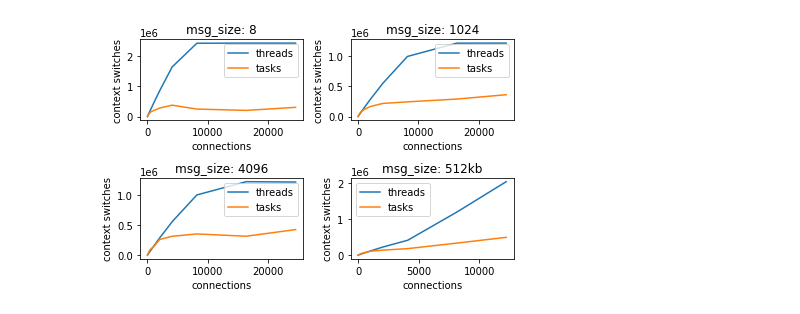
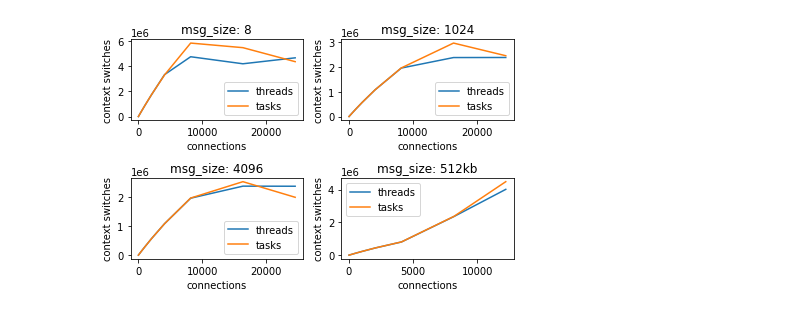
Before and after one commit to mlcruz/sysop, a Jupyter notebook: plot.ipynb, the cells around one changed output. Drawn from its saved outputs; the diff is of its cells as text; code cells hidden in the pictures.

```diff
--- a/plot.ipynb
+++ b/plot.ipynb
@@ -24,7 +24,7 @@ for (idx,msg_size) in enumerate(benchmarks["msg_size"]):
 
     if(is_thread):
         tmp_vm.append((num_msg_size * benchmarks["connections"][idx]) + (benchmarks["connections"][idx] * stack_size) + (206228 * 1024))
-        tmp_rm.append((1024 * 1024) + (num_msg_size * benchmarks["connections"][idx]) + (benchmarks["connections"][idx] * 4086))
+        tmp_rm.append((1024 * 1024) + (num_msg_size * benchmarks["connections"][idx] / 2) + (benchmarks["connections"][idx] * 4086))
     else:
         tmp_vm.append(num_msg_size * benchmarks["connections"][idx]  + (275764 * 1024))
         tmp_rm.append((1024 * 1632) + (num_msg_size * benchmarks["connections"][idx]))
@@ -35,7 +35,7 @@ benchmarks["reserved_memory"] = tmp_rm
 #msg_filtered[msg_filtered["kind"] == "tasks"].filter(items=["connections","msg_size", "virtual_memory", "reserved_memory"])
 
 
-filter_items = ["context_switches"]
+filter_items = ["counts"]
 y_label = "context switches"
 fig, axes = plt.subplots(nrows=2, ncols=2)
 
@@ -60,31 +60,31 @@ connections[f"tasks"] = msg_filtered[msg_filtered["kind"] == "tasks"].reset_inde
 
 plot = connections.plot(x="connections", ax=axes[0,1])
 plot.set_ylabel(y_label)
 plot.set_title(f"msg_size: {msg_size}")
 
 msg_size = "4096"
 msg_filtered = benchmarks[benchmarks["msg_size"] == msg_size]
 
 connections = msg_filtered[msg_filtered["kind"] == "threads"].reset_index(drop=True).filter(items=["connections"])
 connections[f"threads"] = msg_filtered[msg_filtered["kind"] == "threads"].reset_index(drop=True).filter(items=filter_items)
 connections[f"tasks"] = msg_filtered[msg_filtered["kind"] == "tasks"].reset_index(drop=True).filter(items=filter_items)
 
 plot = connections.plot(x="connections", ax=axes[1,0])
 plot.set_ylabel(y_label)
 plot.set_title(f"msg_size: {msg_size}")
 
 msg_size = "512kb"
 msg_filtered = benchmarks[benchmarks["msg_size"] == msg_size]
 
 connections = msg_filtered[msg_filtered["kind"] == "threads"].reset_index(drop=True).filter(items=["connections"])
 connections[f"threads"] = msg_filtered[msg_filtered["kind"] == "threads"].reset_index(drop=True).filter(items=filter_items)
 connections[f"tasks"] = msg_filtered[msg_filtered["kind"] == "tasks"].reset_index(drop=True).filter(items=filter_items)
 
 plot = connections.plot(x="connections", ax=axes[1,1])
 plot.set_ylabel(y_label)
 plot.set_title(f"msg_size: {msg_size}")
 
 
 fig.tight_layout()
 # %% [output]
-[figure, old version]
+[figure, new version]
```
